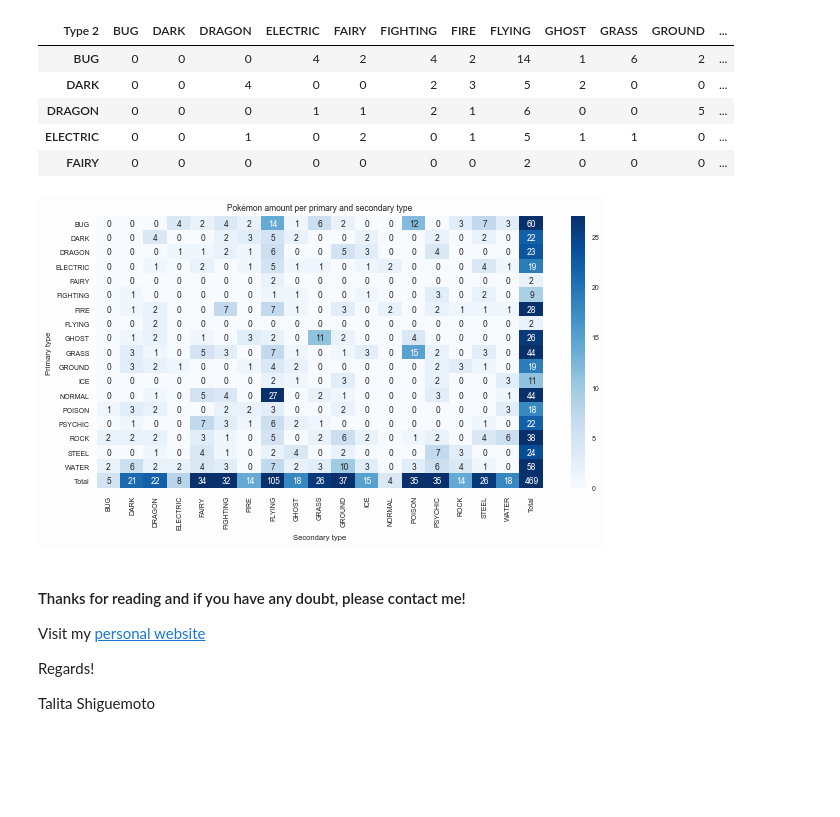
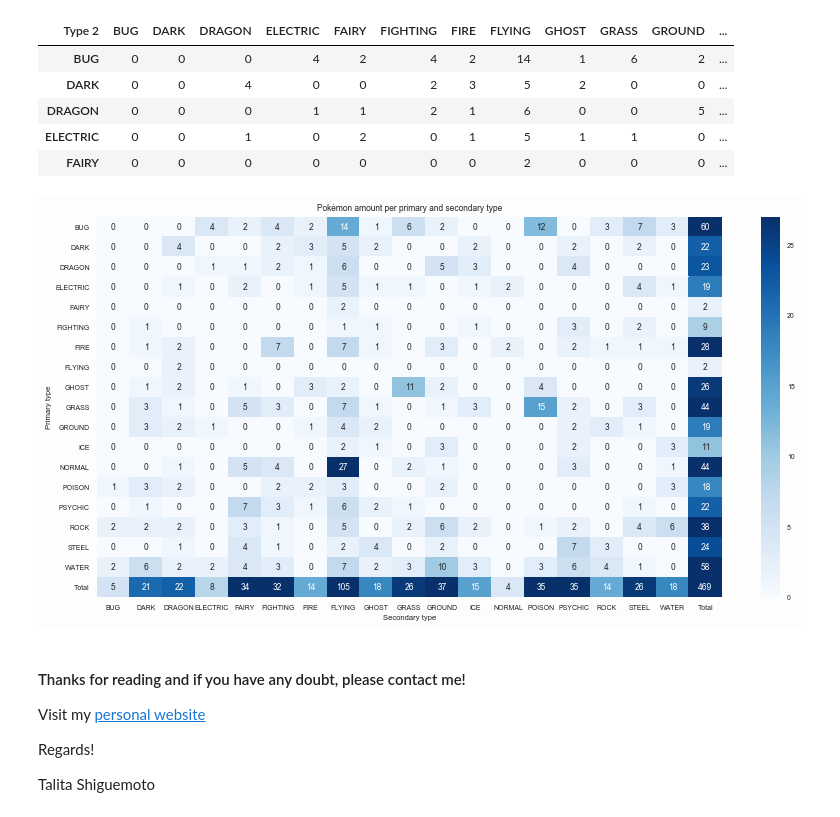
Before and after one commit to tshiguemoto/whos_that_pokemon, a Jupyter notebook: pokemonTypes.ipynb, the cells around one changed output. Drawn from its saved outputs; the diff is of its cells as text; code cells hidden in the pictures; blank space fills up the shorter version.

Commit message:
Changed heatmap size

```diff
--- a/pokemonTypes.ipynb
+++ b/pokemonTypes.ipynb
@@ -157,15 +157,15 @@ finaltable.tail()
 # %%
 #creating heatmap
 sns.set(font_scale=0.7)
-plt.figure(figsize=(10,5), facecolor='#fdfdfd')
+plt.figure(figsize=(14,7), facecolor='#fdfdfd')
 sns.heatmap(finaltable, cmap="Blues", annot=True, vmax=finaltable.loc[:'WATER', :'WATER'].values.max(),
 vmin=finaltable.loc[:,  :'WATER'].values.min(), fmt='d')
 plt.xlabel('Secondary type')
 plt.ylabel('Primary type')
 plt.title('Pokémon amount per primary and secondary type')
 plt.show()
 # %% [output]
-[figure, old version]
+[figure, new version]
 # %% [markdown]
 #### Thanks for reading and if you have any doubt, please contact me!
 
```
